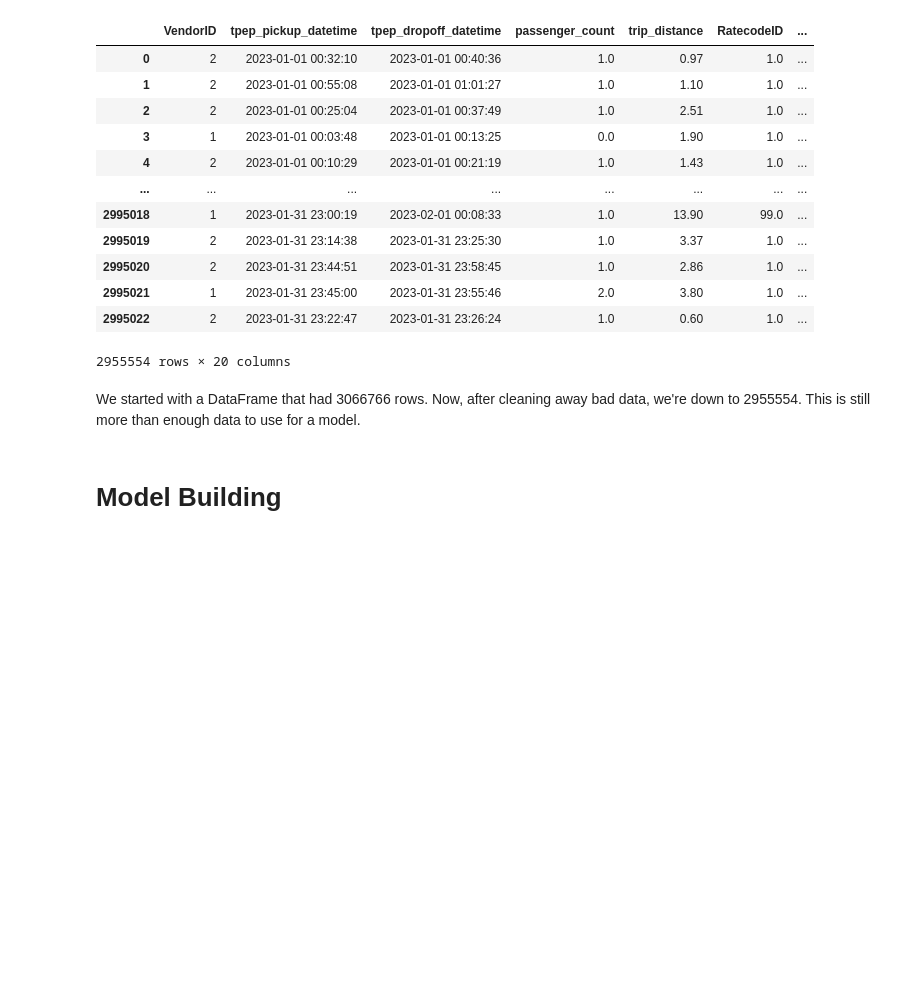
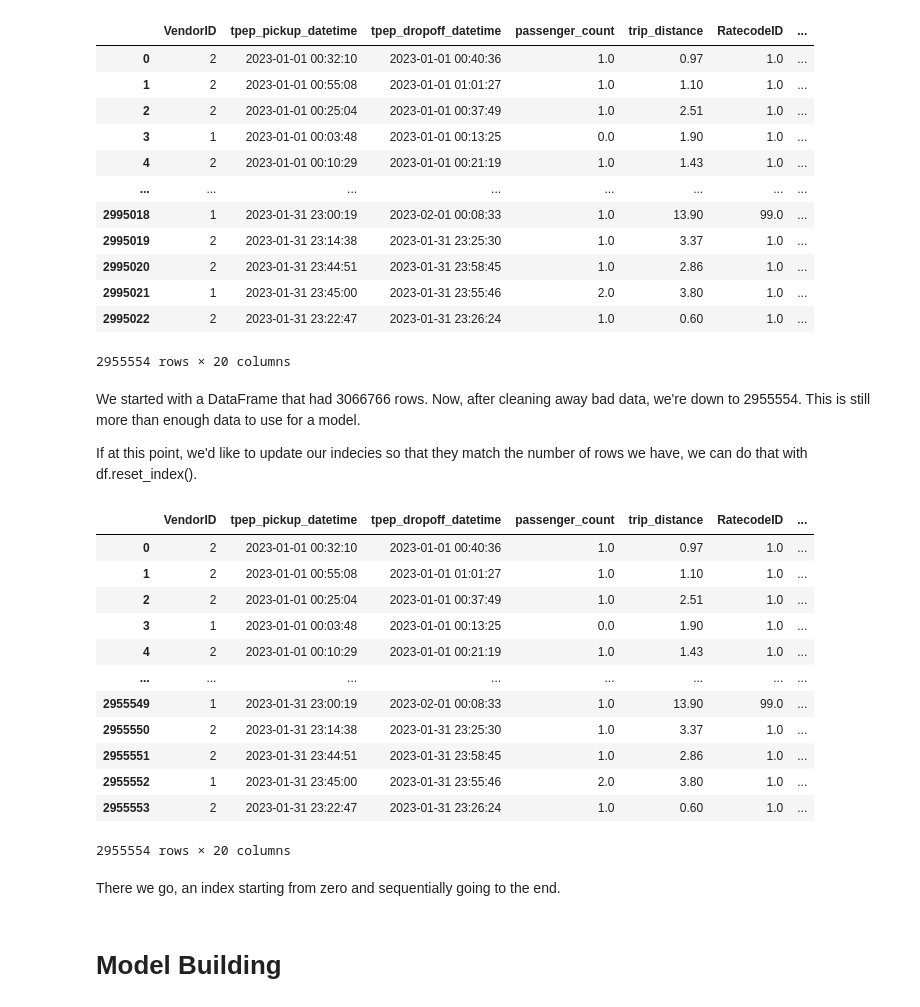
Before and after one commit to BBotzer/NYC_TaxiData, a Jupyter notebook: CleaningTaxiData.ipynb, the cells around one changed output. Saved outputs shown, nothing was run; the diff lists cells and outputs as text; code cells hidden in the pictures; blank space fills up the shorter version.

Commit message:
Updated Index

```diff
--- a/CleaningTaxiData.ipynb
+++ b/CleaningTaxiData.ipynb
@@ -762,6 +762,28 @@ jantaxi23
 2955554 rows × 20 columns
 # %% [markdown]
 We started with a DataFrame that had 3066766 rows.  Now, after cleaning away bad data, we're down to 2955554.  This is still more than enough data to use for a model.
+
+If at this point, we'd like to update our indecies so that they match the number of rows we have, we can do that with df.reset_index().
+# %%
+# Reset the DataFrame index
+jantaxi23 = jantaxi23.reset_index(drop=True) # We set drop=True here to prevent the old index from being moved into the DateFrame
+jantaxi23
+# %% [output]
+|  | VendorID | tpep_pickup_datetime | tpep_dropoff_datetime | passenger_count | trip_distance | RatecodeID | ... |
+| 0 | 2 | 2023-01-01 00:32:10 | 2023-01-01 00:40:36 | 1.0 | 0.97 | 1.0 | ... |
+| 1 | 2 | 2023-01-01 00:55:08 | 2023-01-01 01:01:27 | 1.0 | 1.10 | 1.0 | ... |
+| 2 | 2 | 2023-01-01 00:25:04 | 2023-01-01 00:37:49 | 1.0 | 2.51 | 1.0 | ... |
+| 3 | 1 | 2023-01-01 00:03:48 | 2023-01-01 00:13:25 | 0.0 | 1.90 | 1.0 | ... |
+| 4 | 2 | 2023-01-01 00:10:29 | 2023-01-01 00:21:19 | 1.0 | 1.43 | 1.0 | ... |
+| ... | ... | ... | ... | ... | ... | ... | ... |
+| 2955549 | 1 | 2023-01-31 23:00:19 | 2023-02-01 00:08:33 | 1.0 | 13.90 | 99.0 | ... |
+| 2955550 | 2 | 2023-01-31 23:14:38 | 2023-01-31 23:25:30 | 1.0 | 3.37 | 1.0 | ... |
+| 2955551 | 2 | 2023-01-31 23:44:51 | 2023-01-31 23:58:45 | 1.0 | 2.86 | 1.0 | ... |
+| 2955552 | 1 | 2023-01-31 23:45:00 | 2023-01-31 23:55:46 | 2.0 | 3.80 | 1.0 | ... |
+| 2955553 | 2 | 2023-01-31 23:22:47 | 2023-01-31 23:26:24 | 1.0 | 0.60 | 1.0 | ... |
+2955554 rows × 20 columns
+# %% [markdown]
+There we go, an index starting from zero and sequentially going to the end.
 # %% [markdown]
 # Model Building
 # %% [markdown]
```
Also changed, not shown: parts of 1 cell of this notebook.
